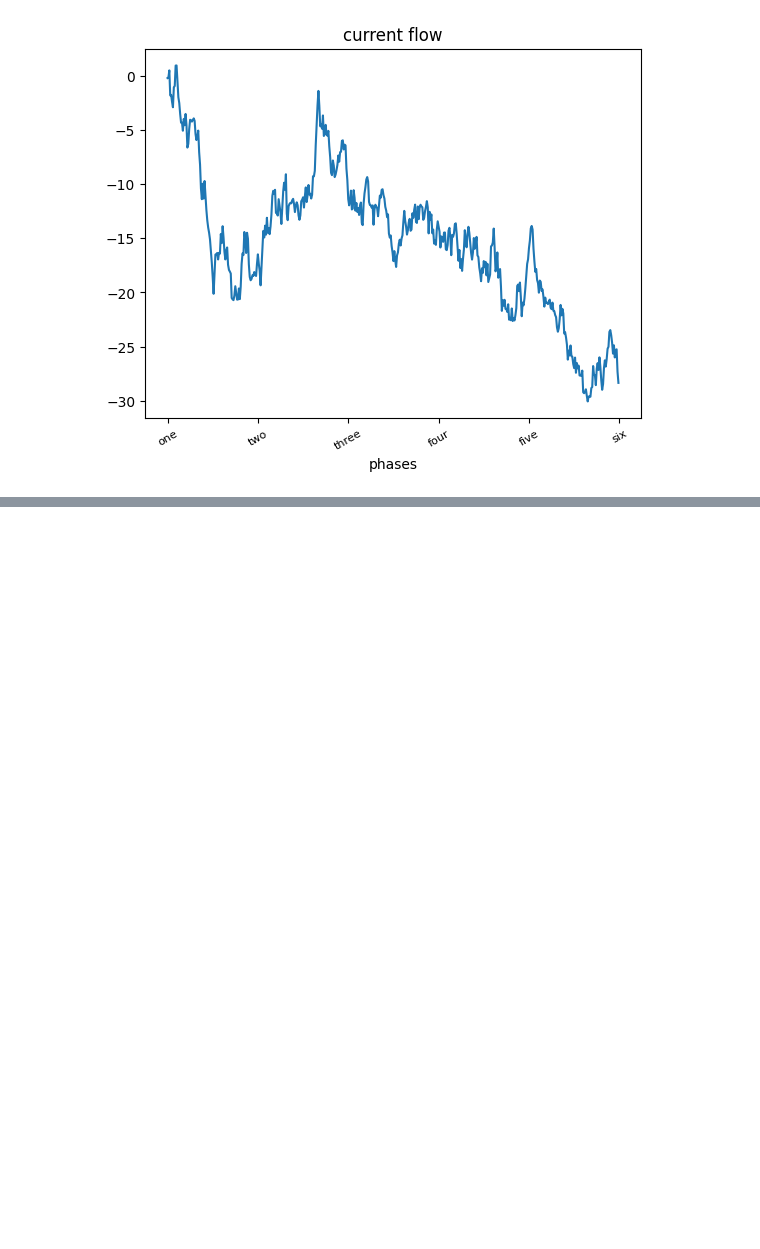
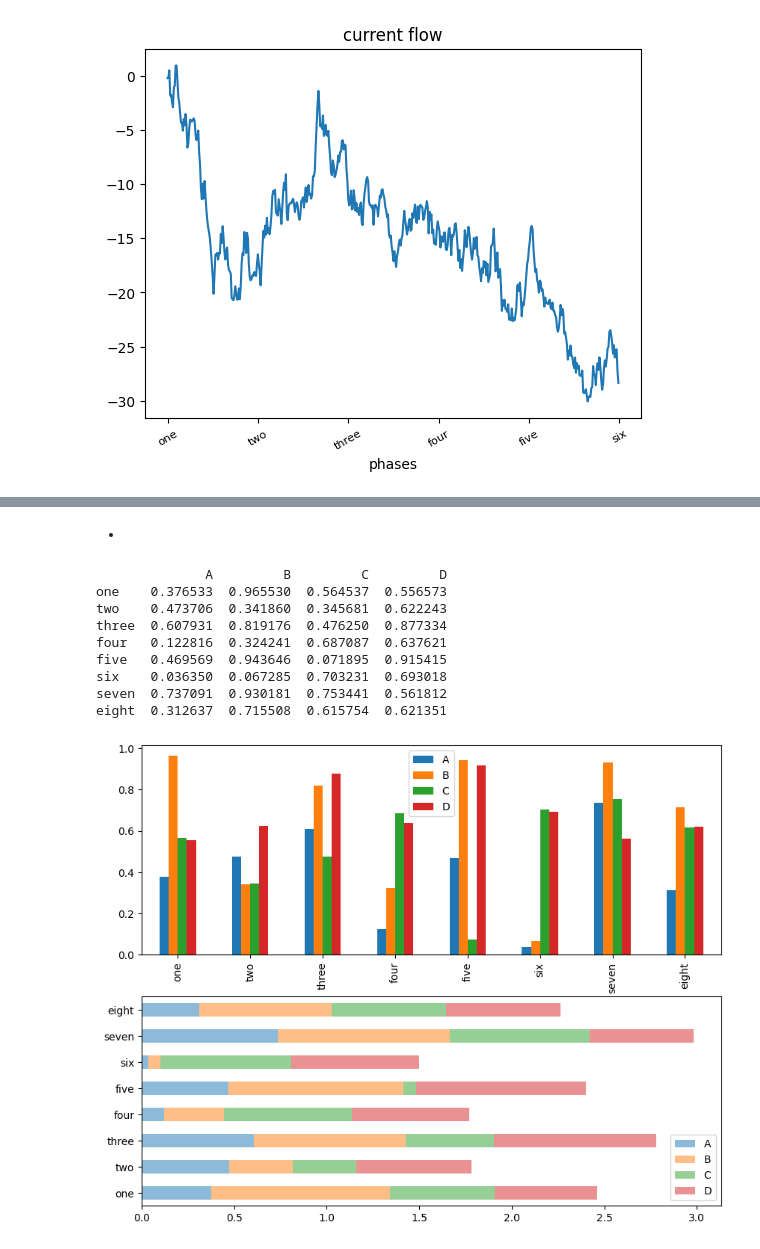
Before and after one commit to davidofitaly/notes_03_python_in_data_analysis, a Jupyter notebook: 06_graphs_and_data_visualisation.ipynb, the cells around one changed output, grey strips where cells are left out. Drawn from its saved outputs; the diff is of its cells as text; code cells hidden in the pictures; blank space fills up the shorter version.

```diff
--- a/06_graphs_and_data_visualisation.ipynb
+++ b/06_graphs_and_data_visualisation.ipynb
@@ -111,0 +177,26 @@ fig.savefig('figpath.png')
+# %% [markdown]
+
+
+*
+# %%
+data_4 = pd.DataFrame(np.random.rand(8,4),
+                      index = ['one', 'two', 'three', 'four', 'five', 'six', 'seven', 'eight'],
+                      columns = ['A', 'B', 'C', 'D'])
+
+print(data_4)
+
+fig, axes = plt.subplots(2, 1, figsize=(10,8))
+
+data_4.plot.bar(ax=axes[0]);
+data_4.plot.barh(ax=axes[1],stacked=True, alpha=0.5);
+# %% [output]
+              A         B         C         D
+one    0.376533  0.965530  0.564537  0.556573
+two    0.473706  0.341860  0.345681  0.622243
+three  0.607931  0.819176  0.476250  0.877334
+four   0.122816  0.324241  0.687087  0.637621
+five   0.469569  0.943646  0.071895  0.915415
+six    0.036350  0.067285  0.703231  0.693018
+seven  0.737091  0.930181  0.753441  0.561812
+eight  0.312637  0.715508  0.615754  0.621351
+[figure, added]
```
Also changed, not shown: parts of 35 cells of this notebook.
